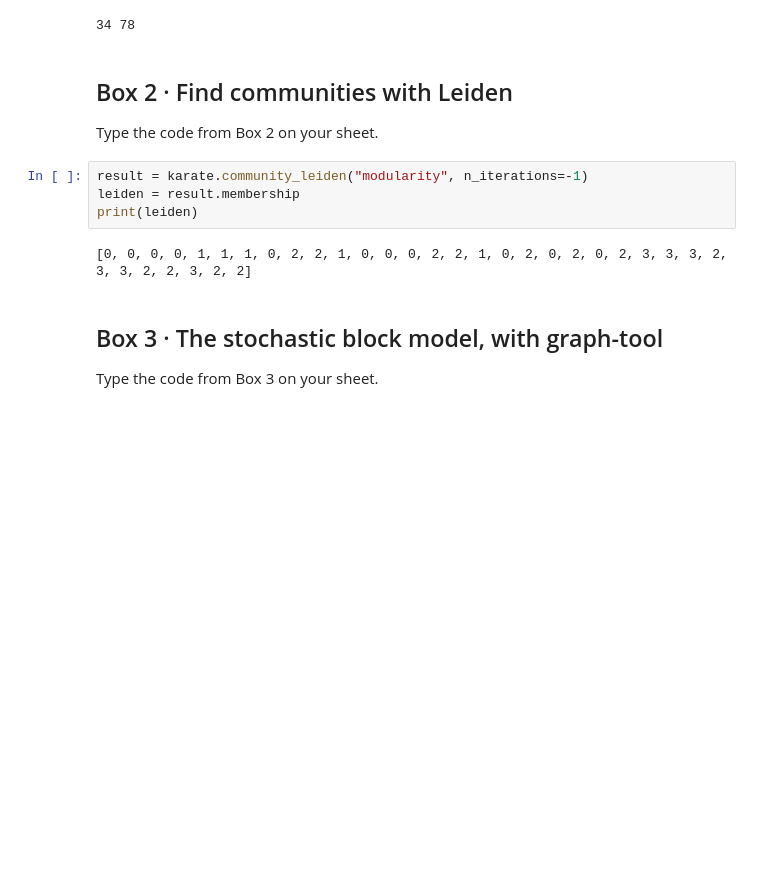
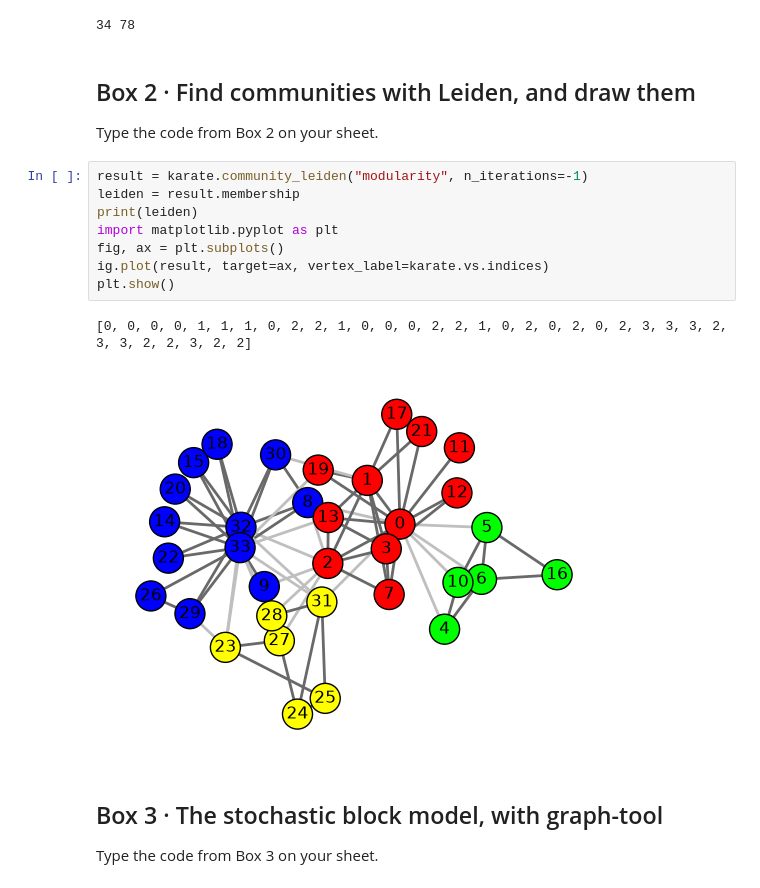
Before and after one commit to skojaku/adv-net-sci, a Jupyter notebook: lecture-note/m05-clustering/code-sheet/colab-lab-solutions.ipynb, the cells around one changed output. Saved outputs shown, nothing was run; the diff lists cells and outputs as text; blank space fills up the shorter version.

```diff
--- a/lecture-note/m05-clustering/code-sheet/colab-lab-solutions.ipynb
+++ b/lecture-note/m05-clustering/code-sheet/colab-lab-solutions.ipynb
@@ -268,14 +62,19 @@ print(karate.vcount(), karate.ecount())
 # %% [output]
 34 78
 # %% [markdown]
-## Box 2 · Find communities with Leiden
+## Box 2 · Find communities with Leiden, and draw them
 Type the code from Box 2 on your sheet.
 # %%
 result = karate.community_leiden("modularity", n_iterations=-1)
 leiden = result.membership
 print(leiden)
+import matplotlib.pyplot as plt
+fig, ax = plt.subplots()
+ig.plot(result, target=ax, vertex_label=karate.vs.indices)
+plt.show()
 # %% [output]
 [0, 0, 0, 0, 1, 1, 1, 0, 2, 2, 1, 0, 0, 0, 2, 2, 1, 0, 2, 0, 2, 0, 2, 3, 3, 3, 2, 3, 3, 2, 2, 3, 2, 2]
+[figure, added]
 # %% [markdown]
 ## Box 3 · The stochastic block model, with graph-tool
 Type the code from Box 3 on your sheet.
```
Also changed, not shown: parts of 6 cells of this notebook, 9 other files.
